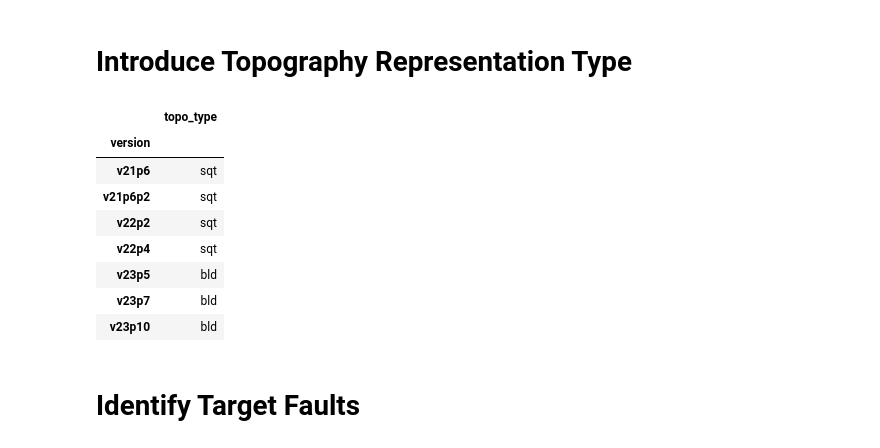
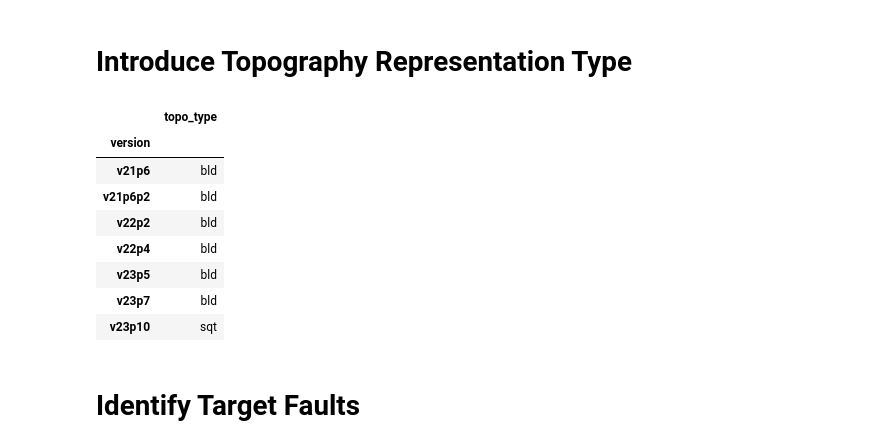
Before and after one commit to Mor-Abs/cs100, a Jupyter notebook: cybershake_investigation/usages/Investigating_the _Effect_of_Topography_Representation.ipynb, the cells around one changed output. Cells and saved outputs as stored; diff of their text form; code cells hidden in the pictures.

```diff
--- a/cybershake_investigation/usages/Investigating_the _Effect_of_Topography_Representation.ipynb
+++ b/cybershake_investigation/usages/Investigating_the _Effect_of_Topography_Representation.ipynb
@@ -1115,21 +1111,21 @@ version_control_df = version_control_df.sort_index(level=[0, 1])
 # %%
 data = {
     "version": ['v21p6', 'v21p6p2', 'v22p2', 'v22p4', 'v23p5', 'v23p7', 'v23p10'],
-    "topo_type": ['sqt', 'sqt', 'sqt', 'sqt', 'bld', 'bld', 'bld'] # sqr = squshed-tapred, bld = bulldozed
+    "topo_type": ['bld', 'bld', 'bld', 'bld', 'bld', 'bld', 'sqt'] # sqr = squshed-tapred, bld = bulldozed
 }
 version_topo_type = pd.DataFrame(data)
 version_topo_type.set_index('version', inplace=True)
 version_topo_type
 # %% [output]
 |  | topo_type |
 | version |  |
-| v21p6 | sqt |
-| v21p6p2 | sqt |
-| v22p2 | sqt |
-| v22p4 | sqt |
+| v21p6 | bld |
+| v21p6p2 | bld |
+| v22p2 | bld |
+| v22p4 | bld |
 | v23p5 | bld |
 | v23p7 | bld |
-| v23p10 | bld |
+| v23p10 | sqt |
 # %% [markdown]
 # Identify Target Faults
 # %%
```
Also changed, not shown: parts of 10 cells of this notebook, 1 other file.
